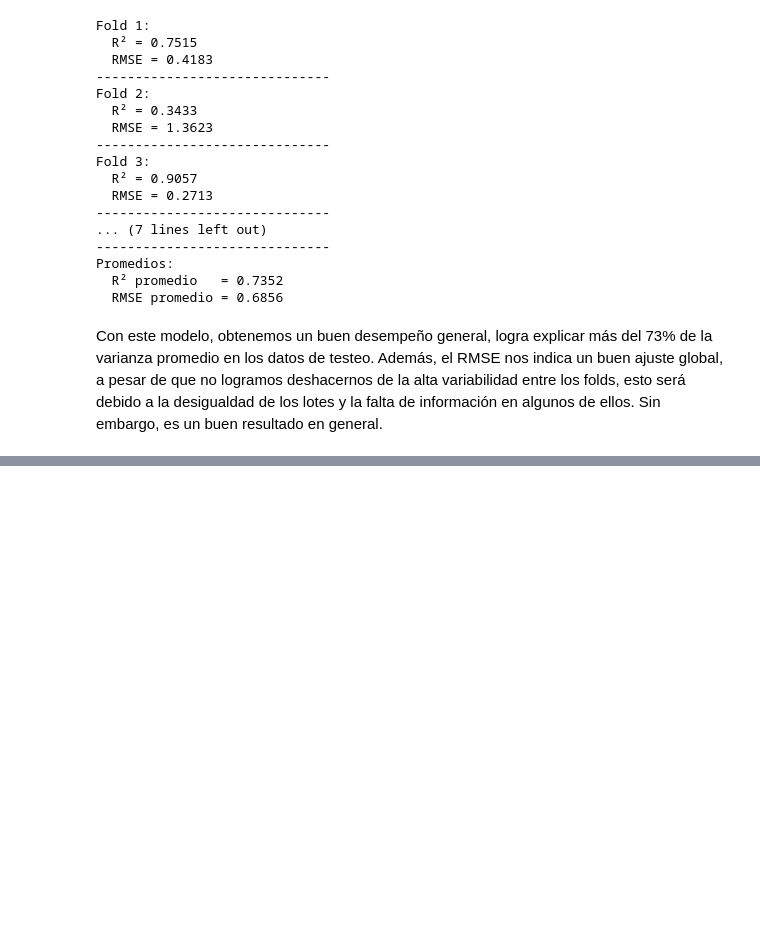
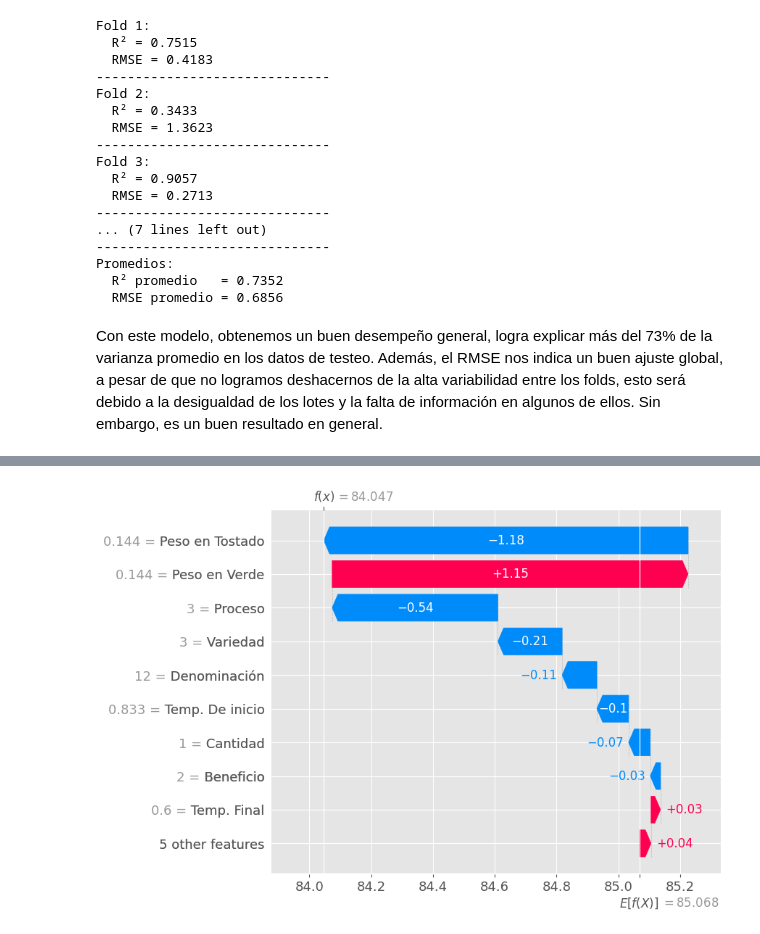
Before and after one commit to leodavid0109/Aprendizaje_Automatico, a Jupyter notebook: Tarea Café/Proyecto Café.ipynb, the cells around one changed output, grey strips where cells are left out. Saved outputs shown, nothing was run; the diff lists cells and outputs as text; code cells hidden in the pictures; blank space fills up the shorter version.

```diff
--- a/Tarea Café/Proyecto Café.ipynb
+++ b/Tarea Café/Proyecto Café.ipynb
@@ -1161,0 +1158,5 @@ Con este modelo, obtenemos un buen desempeño general, logra explicar más del 7
+# %%
+# Escoge una fila, por ejemplo la 10
+shap.plots.waterfall(shap_values[10])
+# %% [output]
+[figure, added]
```
Also changed, not shown: parts of 28 cells of this notebook.
